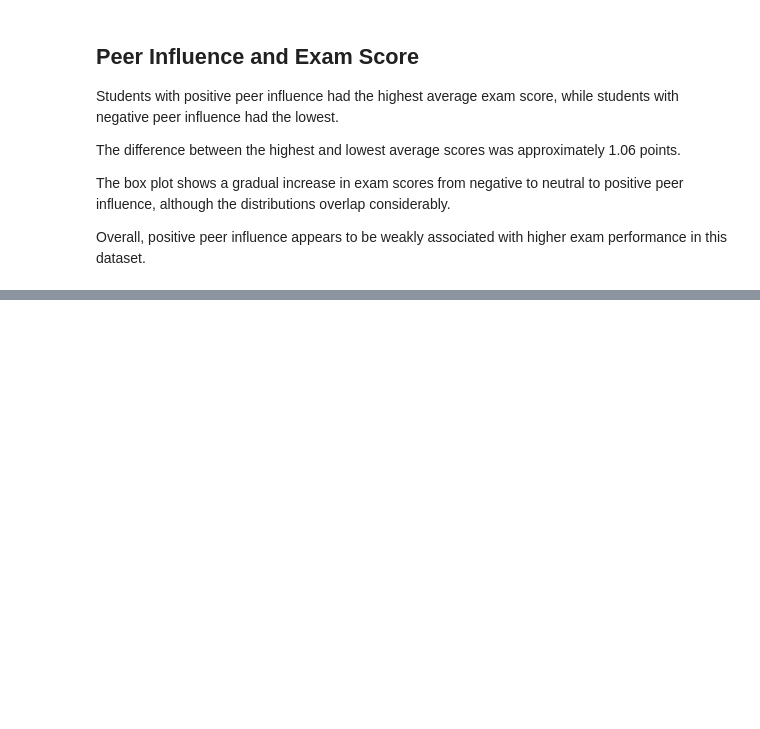
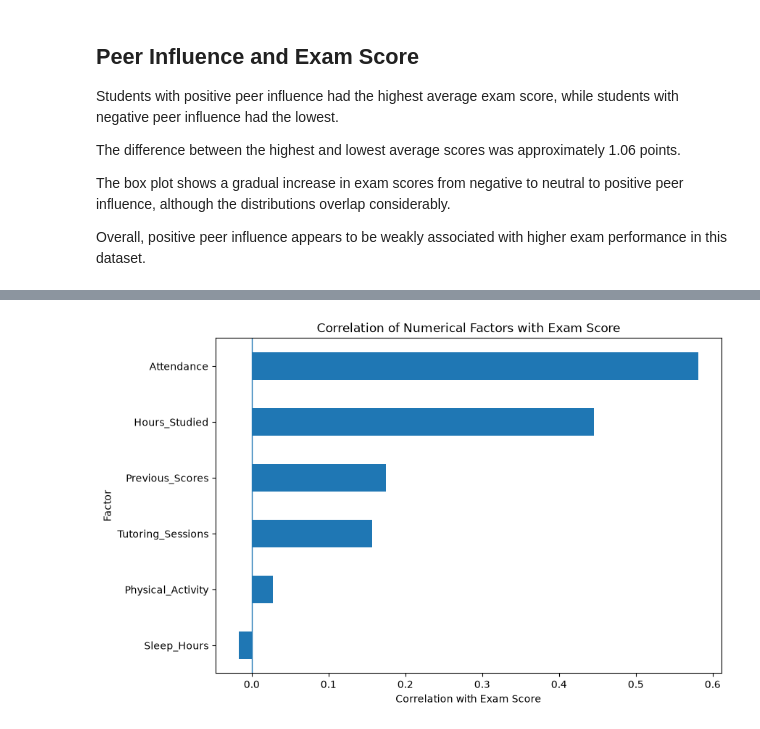
Before and after one commit to sayani-code/student-performance-analyzer, a Jupyter notebook: notebooks/_01student_performance_analysis.ipynb, the cells around one changed output, grey strips where cells are left out. Drawn from its saved outputs; the diff is of its cells as text; code cells hidden in the pictures; blank space fills up the shorter version.

Commit message:
feat: add advanced EDA visualizations

```diff
--- a/notebooks/_01student_performance_analysis.ipynb
+++ b/notebooks/_01student_performance_analysis.ipynb
@@ -897,0 +967,8 @@ Overall, positive peer influence appears to be weakly associated with higher exa
+# %%
+exam_correlations = (
+    df_clean.corr(numeric_only=True)["Exam_Score"]
+    .drop("Exam_Score")
+    .sort_values()
+)
+
+exam_correlations
@@ -897,0 +983,14 @@ Overall, positive peer influence appears to be weakly associated with higher exa
+# %%
+plt.figure(figsize=(9, 6))
+
+exam_correlations.plot(kind="barh")
+
+plt.title("Correlation of Numerical Factors with Exam Score")
+plt.xlabel("Correlation with Exam Score")
+plt.ylabel("Factor")
+
+plt.axvline(0, linewidth=1)
+
+plt.show()
+# %% [output]
+[figure, added]
```
Also changed, not shown: parts of 34 cells of this notebook.
